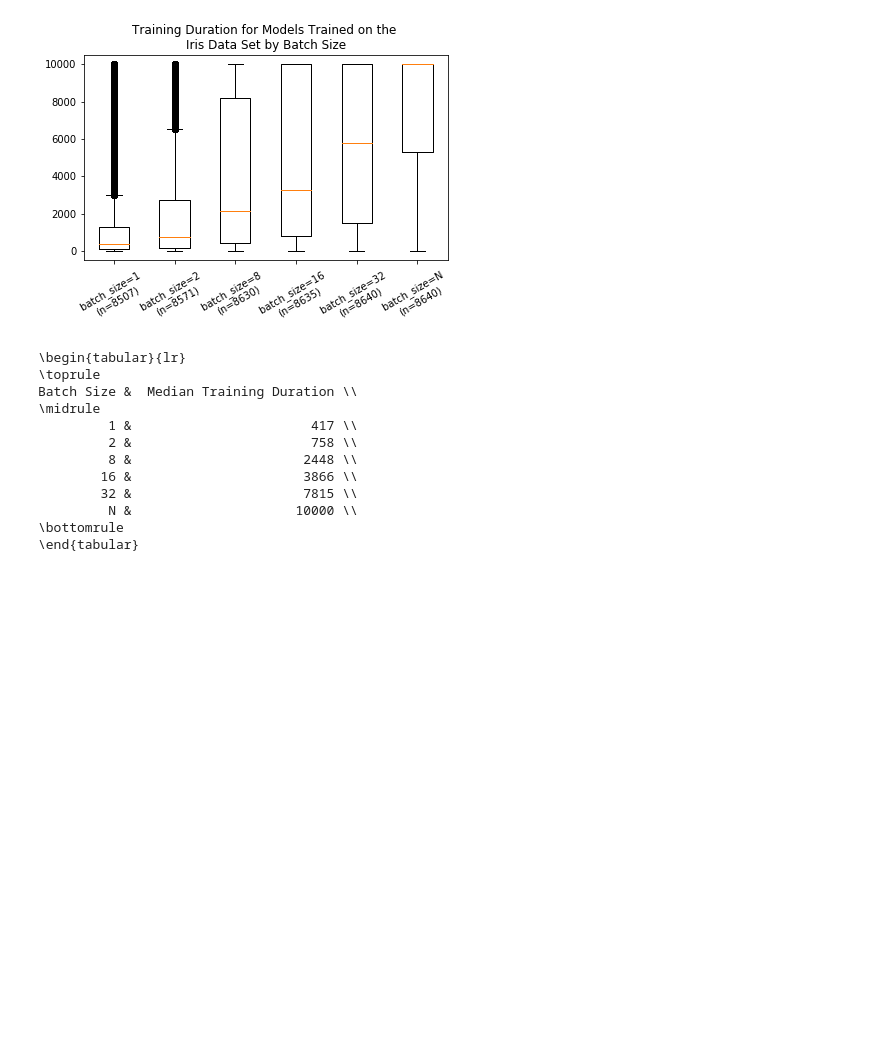
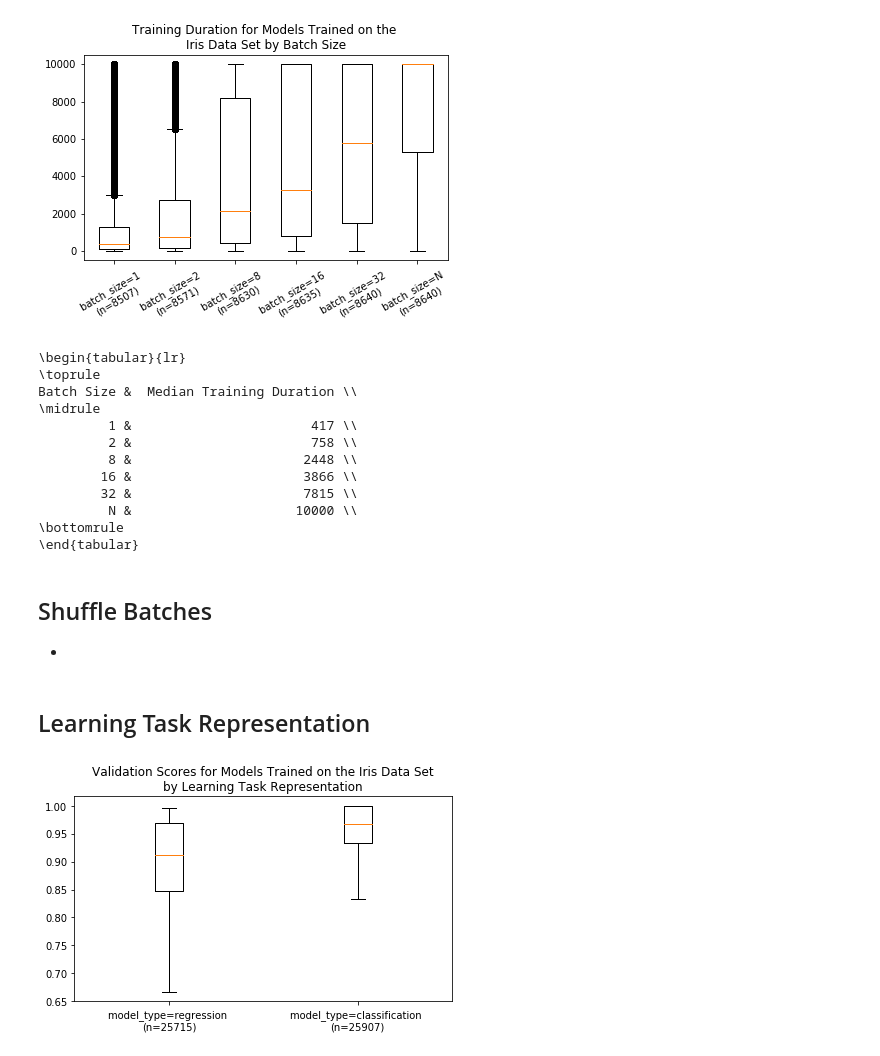
Before and after one commit to AnthonyDickson/Neural-Networks, a Jupyter notebook: notebooks/Figures for the Report.ipynb, the cells around one changed output. Drawn from its saved outputs; the diff is of its cells as text; code cells hidden in the pictures; blank space fills up the shorter version.

Commit message:
add plots for learning task representation

```diff
--- a/notebooks/Figures for the Report.ipynb
+++ b/notebooks/Figures for the Report.ipynb
@@ -264,3 +264,20 @@ Batch Size &  Median Training Duration \\
          N &                     10000 \\
 \bottomrule
 \end{tabular}
+# %% [markdown]
+## Shuffle Batches
+-
+# %% [markdown]
+## Learning Task Representation
+# %%
+fig, ax = make_n_way_boxplot(df, iris_mask(df),
+                             (regression_mask(df), classification_mask(df)),
+                             ('model_type=regression',  'model_type=classification'),
+                             'val_scores',
+                             'Validation Scores for Models Trained on the Iris Data Set\n'
+                             'by Learning Task Representation',
+                             double_plot=False, show_fliers=False)
+
+fig.savefig('plots/validation_scores_by_clf_type.png', bbox_inches='tight')
+# %% [output]
+[figure, added]
```
Also changed, not shown: parts of 3 cells of this notebook, 3 other files.
